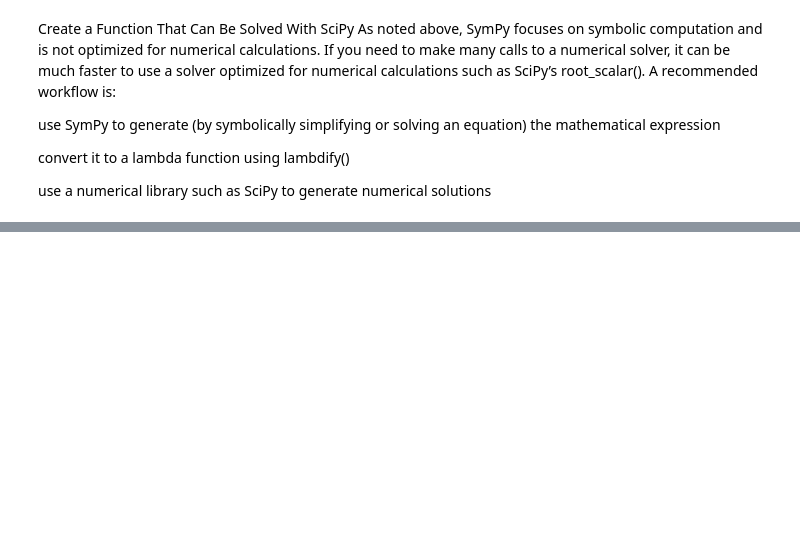
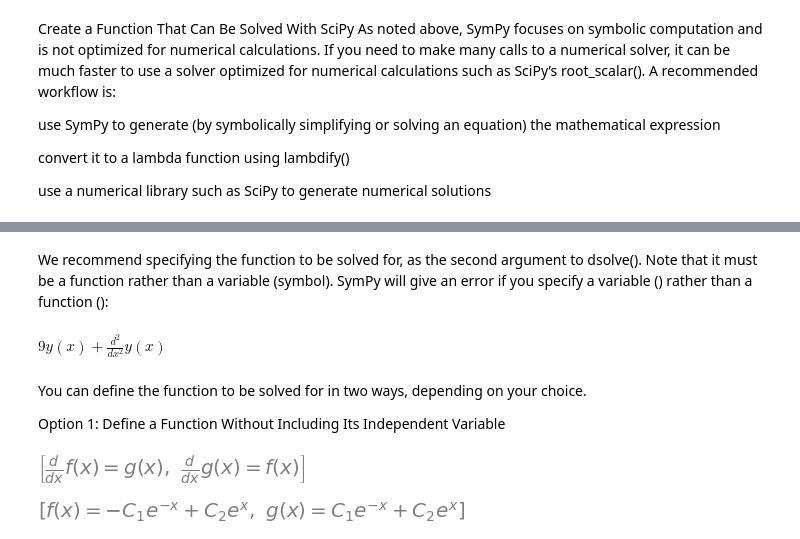
Before and after one commit to raywkhon/PyAstro, a Jupyter notebook: SymPy.ipynb, the cells around one changed output, grey strips where cells are left out. Drawn from its saved outputs; the diff is of its cells as text; code cells hidden in the pictures; blank space fills up the shorter version.

Commit message:
Pending changes exported from your codespace

```diff
--- a/SymPy.ipynb
+++ b/SymPy.ipynb
@@ -470,0 +586,6 @@ sol.root
+# %% [markdown]
+We recommend specifying the function to be solved for, as the second argument to dsolve(). Note that it must be a function rather than a variable (symbol). SymPy will give an error if you specify a variable () rather than a function ():
+# %%
+Derivative(y(x), x, x) + 9*y(x)
+# %% [output]
+$\displaystyle 9 y{\left(x \right)} + \frac{d^{2}}{d x^{2}} y{\left(x \right)}$
@@ -470,0 +595,19 @@ sol.root
+# %% [markdown]
+You can define the function to be solved for in two ways, depending on your choice.
+
+Option 1: Define a Function Without Including Its Independent Variable
+# %%
+import sympy
+sympy.init_printing()
+from sympy import symbols, Eq, Function, dsolve
+f, g = symbols("f g", cls=Function)
+x = symbols("x")
+eqs = [Eq(f(x).diff(x), g(x)), Eq(g(x).diff(x), f(x))]
+eqs
+# %% [output]
+[figure, added]
+# %%
+# Note that you supply the functions to be solved for as a list as the second argument of dsolve(), here [f(x), g(x)].
+dsolve(eqs, [f(x), g(x)])
+# %% [output]
+[figure, added]
```
Also changed, not shown: parts of 74 cells of this notebook, 1 other file.
